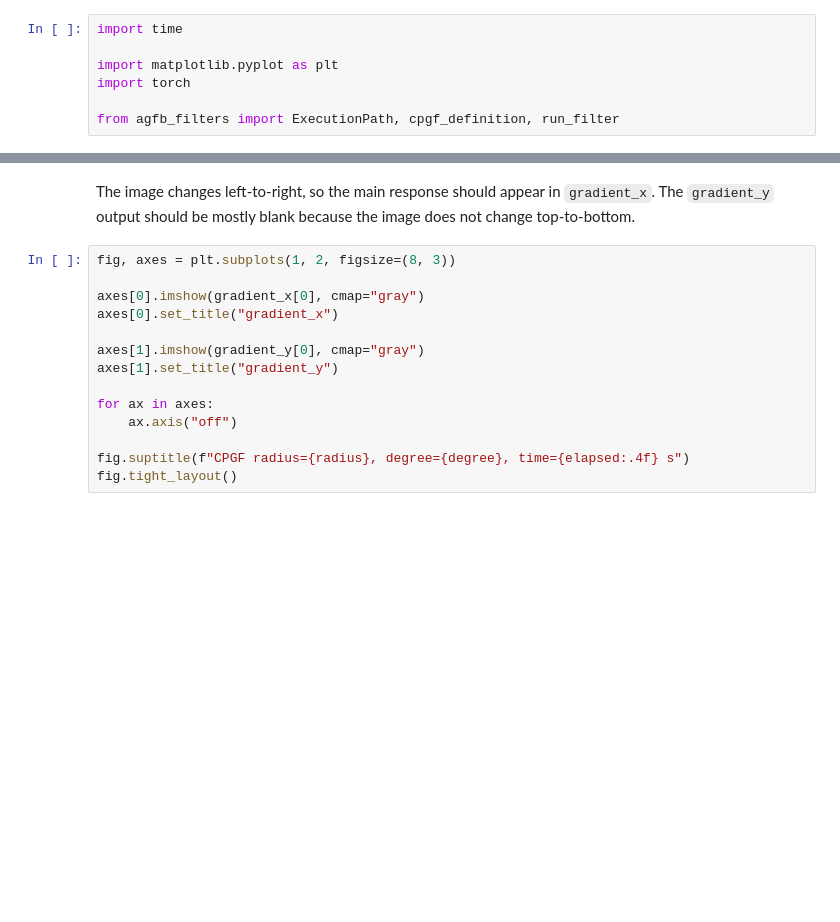
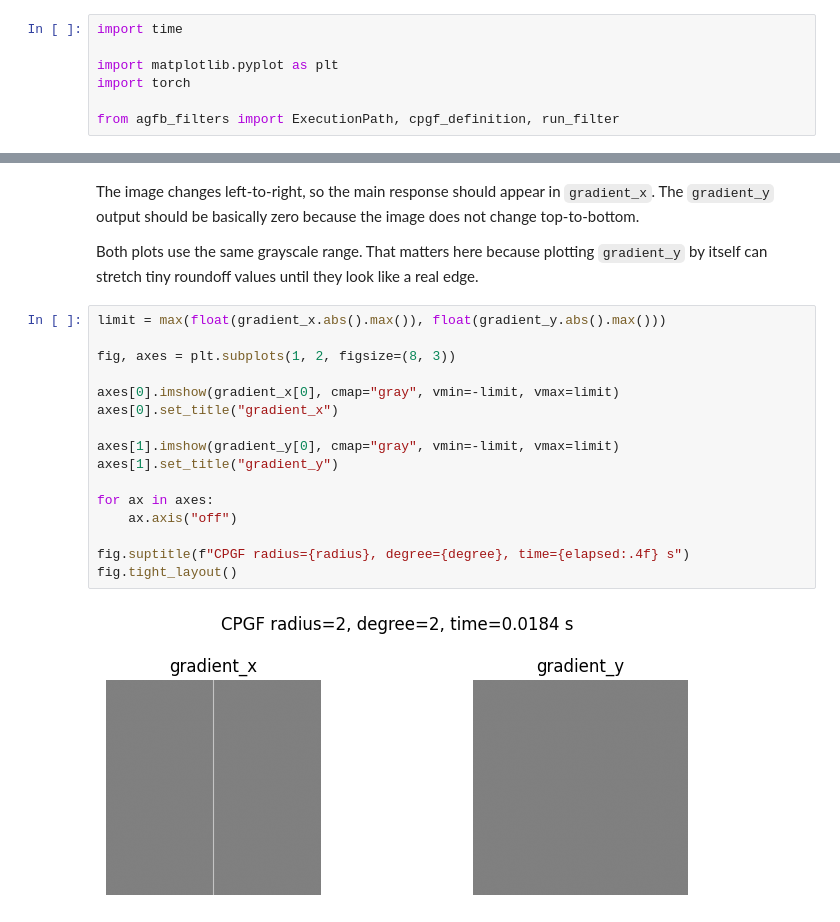
Before and after one commit to j-vaught/AGFB, a Jupyter notebook: agfb-filters/notebooks/step_edge_filter_walkthrough.ipynb, the cells around one changed output, grey strips where cells are left out. Cells and saved outputs as stored; diff of their text form; blank space fills up the shorter version.

Commit message:
Fix CPGF notebook plot scaling

```diff
--- a/agfb-filters/notebooks/step_edge_filter_walkthrough.ipynb
+++ b/agfb-filters/notebooks/step_edge_filter_walkthrough.ipynb
@@ -41,16 +45,22 @@ print(f"{elapsed:.4f} seconds")
-# %% [markdown]
-The image changes left-to-right, so the main response should appear in `gradient_x`. The `gradient_y` output should be mostly blank because the image does not change top-to-bottom.
+# %% [markdown]
+The image changes left-to-right, so the main response should appear in `gradient_x`. The `gradient_y` output should be basically zero because the image does not change top-to-bottom.
+
+Both plots use the same grayscale range. That matters here because plotting `gradient_y` by itself can stretch tiny roundoff values until they look like a real edge.
 # %%
+limit = max(float(gradient_x.abs().max()), float(gradient_y.abs().max()))
+
 fig, axes = plt.subplots(1, 2, figsize=(8, 3))
 
-axes[0].imshow(gradient_x[0], cmap="gray")
+axes[0].imshow(gradient_x[0], cmap="gray", vmin=-limit, vmax=limit)
 axes[0].set_title("gradient_x")
 
-axes[1].imshow(gradient_y[0], cmap="gray")
+axes[1].imshow(gradient_y[0], cmap="gray", vmin=-limit, vmax=limit)
 axes[1].set_title("gradient_y")
 
 for ax in axes:
     ax.axis("off")
 
 fig.suptitle(f"CPGF radius={radius}, degree={degree}, time={elapsed:.4f} s")
 fig.tight_layout()
+# %% [output]
+[figure, added]
```
Also changed, not shown: parts of 5 cells of this notebook.
